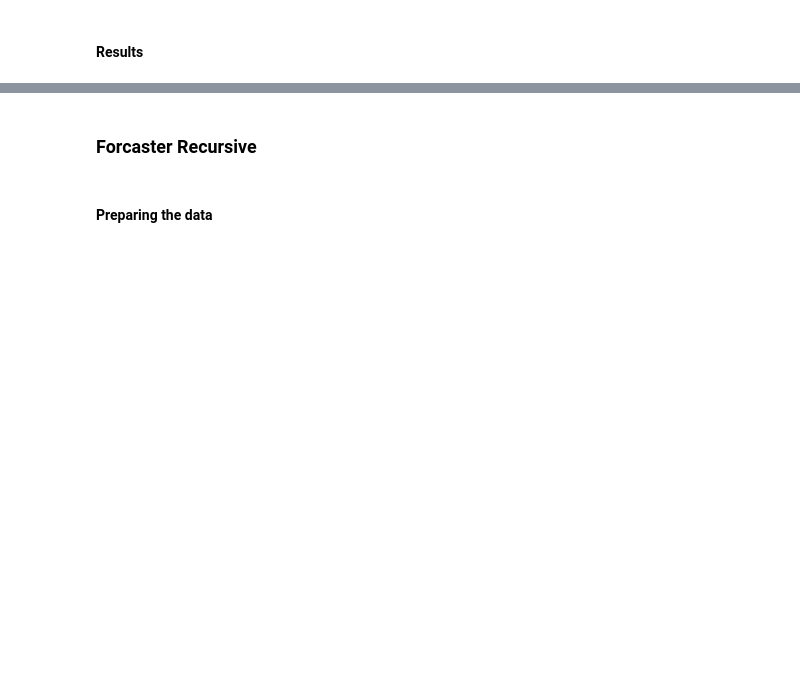
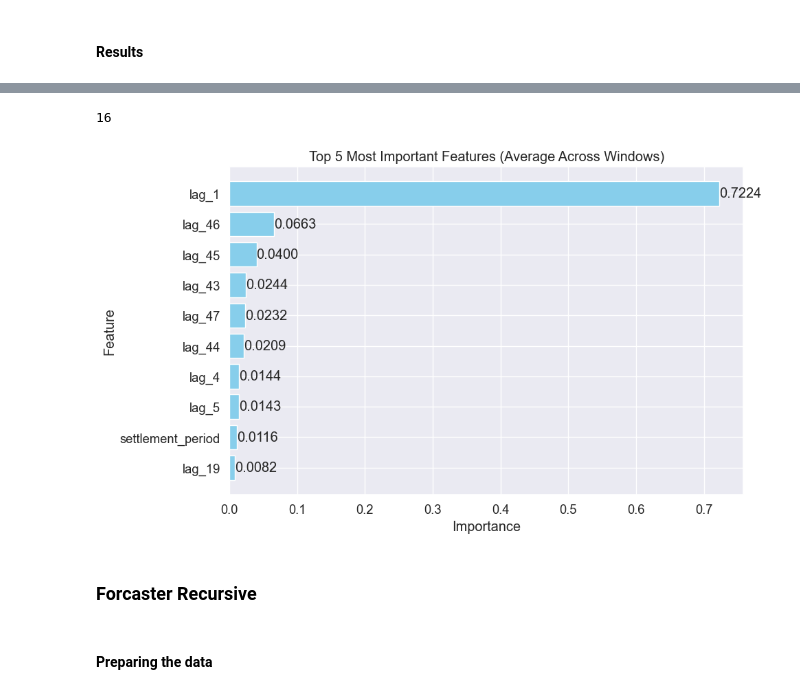
Before and after one commit to ronshrb/electricity-consumption, a Jupyter notebook: DS_Course.ipynb, the cells around one changed output, grey strips where cells are left out. Saved outputs shown, nothing was run; the diff lists cells and outputs as text; code cells hidden in the pictures; blank space fills up the shorter version.

```diff
--- a/DS_Course.ipynb
+++ b/DS_Course.ipynb
@@ -526,4 +573,4 @@ X, y = create_features(df, 'tsd', lag_periods=48, forecast_horizon=FORECAST_HORI
 # %%
-rec_splits = walk_forward_validation(X, y, forecast_horizon=FORECAST_HORIZON, n_windows=10, date_windows=date_windows)
+rec_splits = walk_forward_validation(df, forecast_horizon=FORECAST_HORIZON, lag_periods=LAG_PERIODS, date_windows=date_windows)
 # %% [output]
 Creating validation windows based on 10 specific dates
@@ -667,4 +726,36 @@ Average MAE: 1299.24
 Average MAPE: 4.70%
+# %%
+len(average_importances)
+# %% [output]
+16
+# %%
+# Calculate the average feature importance across all windows
+average_importances = np.mean(list(rec_feature_importances.values()), axis=0)
+
+# Create a DataFrame with feature importances
+importance_df = pd.DataFrame({
+    'Feature': ['settlement_period', 'is_holiday', 'day_of_week', 'is_weekend', 'month', 'quarter', 'is_month_end', 'is_month_start', 'is_quarter_end', 'is_quarter_start', 'is_year_end', 'is_year_start', 'day_of_year', 'week_of_year', 'hour', 'minute', 'lag_1', 'lag_2', 'lag_3', 'lag_4', 'lag_5', 'lag_6', 'lag_7', 'lag_8', 'lag_9', 'lag_10', 'lag_11', 'lag_12', 'lag_13', 'lag_14', 'lag_15', 'lag_16', 'lag_17', 'lag_18', 'lag_19', 'lag_20', 'lag_21', 'lag_22', 'lag_23', 'lag_24', 'lag_25', 'lag_26', 'lag_27', 'lag_28', 'lag_29', 'lag_30', 'lag_31', 'lag_32', 'lag_33', 'lag_34', 'lag_35', 'lag_36', 'lag_37', 'lag_38', 'lag_39', 'lag_40', 'lag_41', 'lag_42', 'lag_43', 'lag_44', 'lag_45', 'lag_46', 'lag_47', 'lag_48'],
+    'Importance': average_importances
+}).sort_values('Importance', ascending=False)
+
+top_features_df = importance_df.head(10)
+
+# Plot average feature importance for the top 10 features
+plt.figure(figsize=(10, 6))
+plt.barh(top_features_df['Feature'], top_features_df['Importance'], color='skyblue')
+plt.title("Top 5 Most Important Features (Average Across Windows)")
+plt.xlabel("Importance")
+plt.ylabel("Feature")
+plt.gca().invert_yaxis()  # Invert y-axis to display the most important feature at the top
+
+# Add labels to the bars
+for index, value in enumerate(top_features_df['Importance']):
+    plt.text(value, index, f"{value:.4f}", va='center')
+
+plt.tight_layout()
+plt.show()
+# %% [output]
+[figure, added]
 # %% [markdown]
 ### Forcaster Recursive
 # %% [markdown]
```
Also changed, not shown: parts of 48 cells of this notebook, 1 other file.
